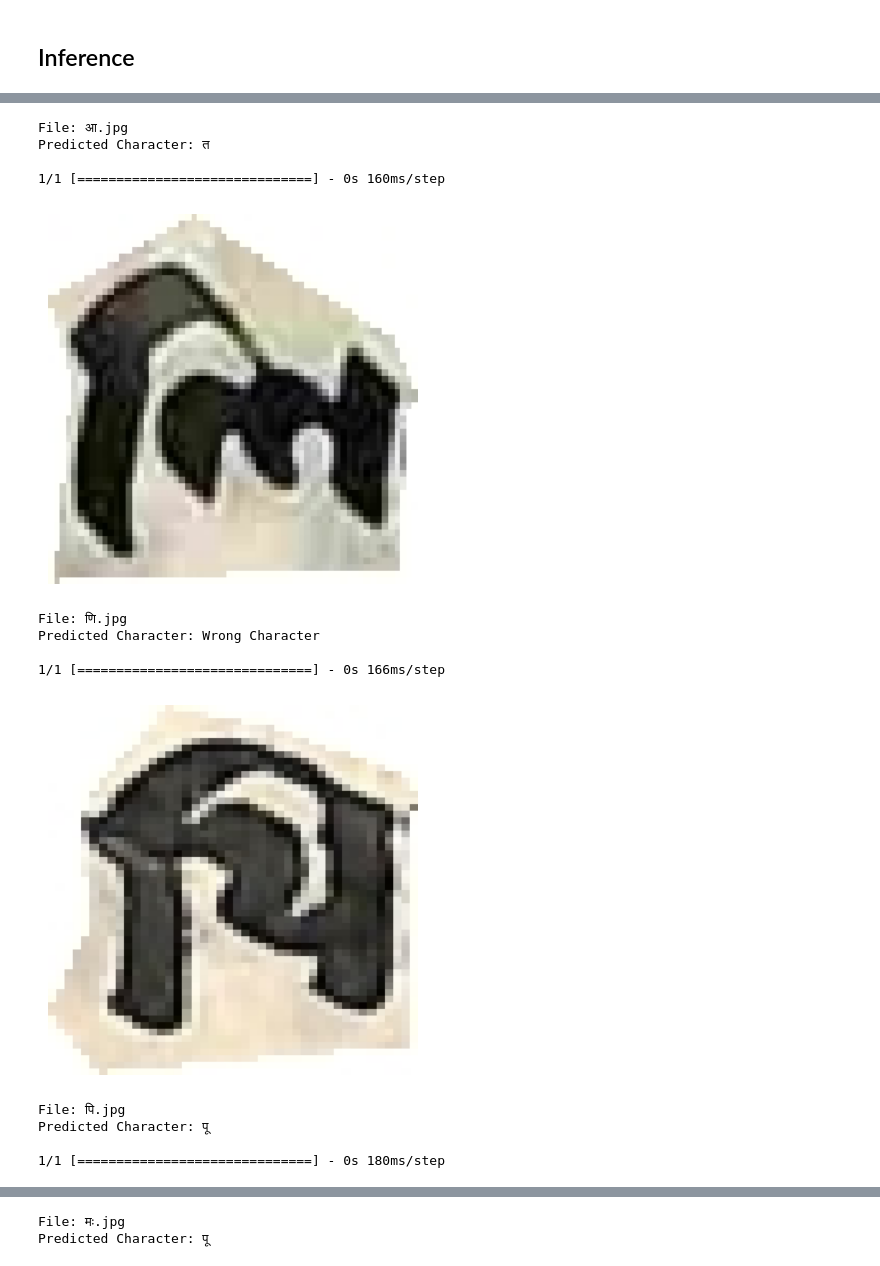
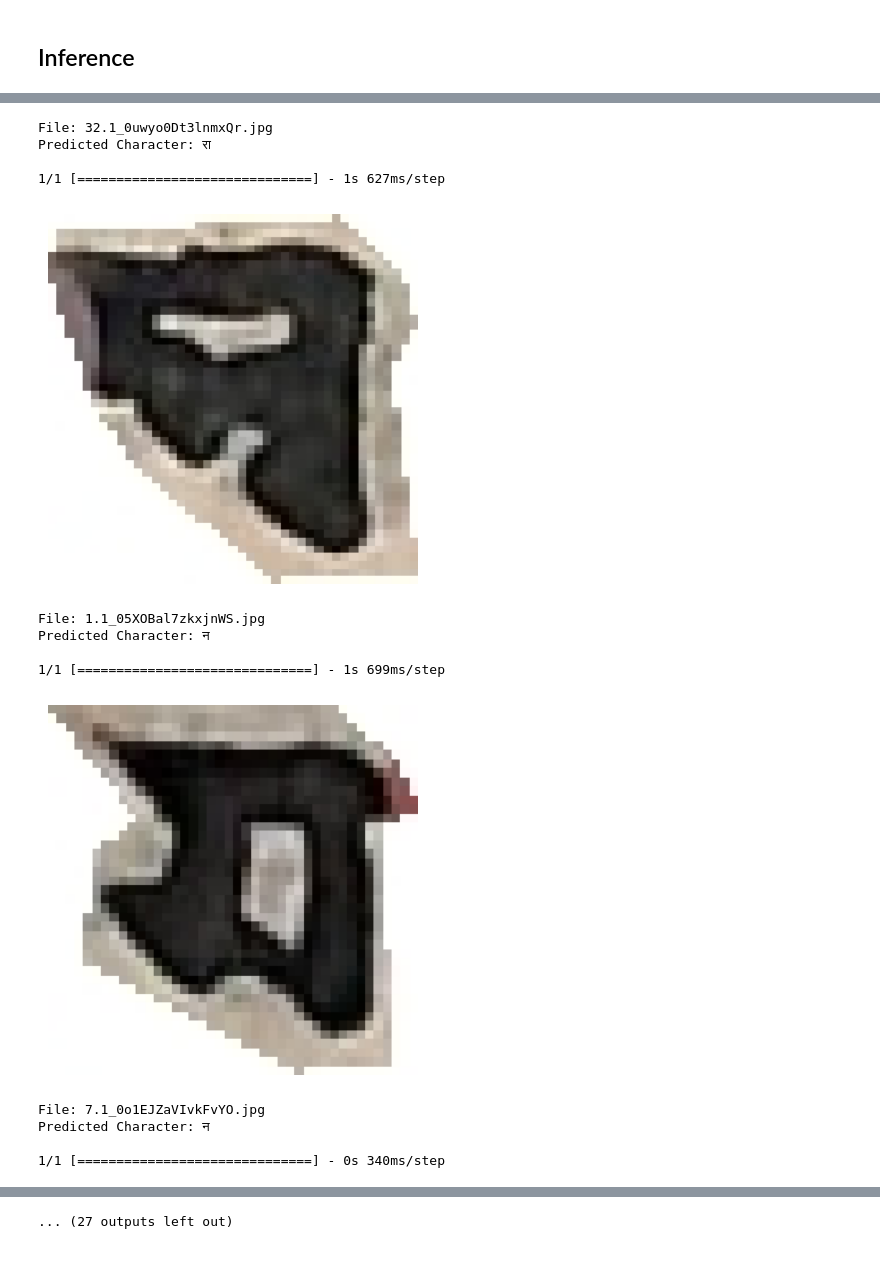
Before and after one commit to sud0x00/SharadaProject-Classifier_Model, a Jupyter notebook: InferenceCode.ipynb, the cells around one changed output, grey strips where cells are left out. Saved outputs shown, nothing was run; the diff lists cells and outputs as text; code cells hidden in the pictures.

```diff
--- a/InferenceCode.ipynb
+++ b/InferenceCode.ipynb
@@ -54,7 +77,7 @@ from tensorflow.keras.preprocessing import image
 from tensorflow.keras.models import load_model
 
 # Load the saved model
-model = load_model('/content/resnet50_e50_augmented_L182.h5')
+model = load_model('/content/resnet50_e25_augmentedT250_L69.h5')
 
 # Load the json dicts
 import json
@@ -73,7 +96,7 @@ from PIL import Image
 import matplotlib.pyplot as plt
 
 # Path to the folder containing images
-image_folder = '/content/SharadaProjectOld/samples/'
+image_folder = '/content/sample/'
 
 # Loop through all images in the folder
 for image_filename in os.listdir(image_folder):
@@ -98,14 +121,6 @@ for image_filename in os.listdir(image_folder):
         except KeyError:
           predicted_char = "Wrong Character"
 
-        # # Display the image along with the predicted class
-        # img = Image.open(image_path)
-        # plt.imshow(img)
-        # # plt.title(f"Predicted: {predicted_class_name}")
-        # plt.title(f"Predicted: {predicted_char}")
-        # plt.axis('off')
-        # plt.show()
-
         # Display the character image using Matplotlib
         plt.imshow(img)
         # plt.title(f"Predicted Character: {predicted_char}")
@@ -133,14 +148,14 @@ Predicted Character: त
-File: आ.jpg
-Predicted Character: त
+File: 32.1_0uwyo0Dt3lnmxQr.jpg
+Predicted Character: रा
 
-1/1 [==============================] - 0s 160ms/step
+1/1 [==============================] - 1s 627ms/step
-[figure, old version]
+[figure, new version]
-File: णि.jpg
-Predicted Character: Wrong Character
+File: 1.1_05XOBal7zkxjnWS.jpg
+Predicted Character: न
 
-1/1 [==============================] - 0s 166ms/step
+1/1 [==============================] - 1s 699ms/step
-[figure, old version]
+[figure, new version]
-File: पि.jpg
-Predicted Character: पू
+File: 7.1_0o1EJZaVIvkFvYO.jpg
+Predicted Character: न
 
-1/1 [==============================] - 0s 180ms/step
+1/1 [==============================] - 0s 340ms/step
@@ -148,2 +163 @@ Predicted Character: पू
-File: मः.jpg
-Predicted Character: पू
+... (27 outputs left out)
```
Also changed, not shown: parts of 5 cells of this notebook.
